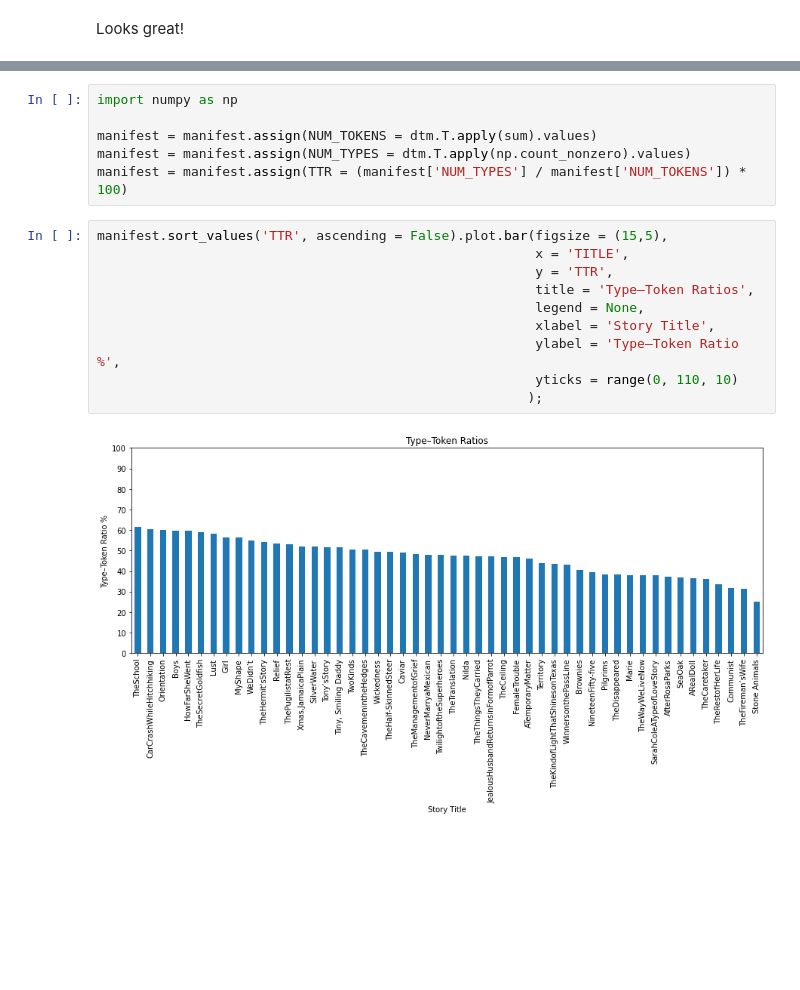
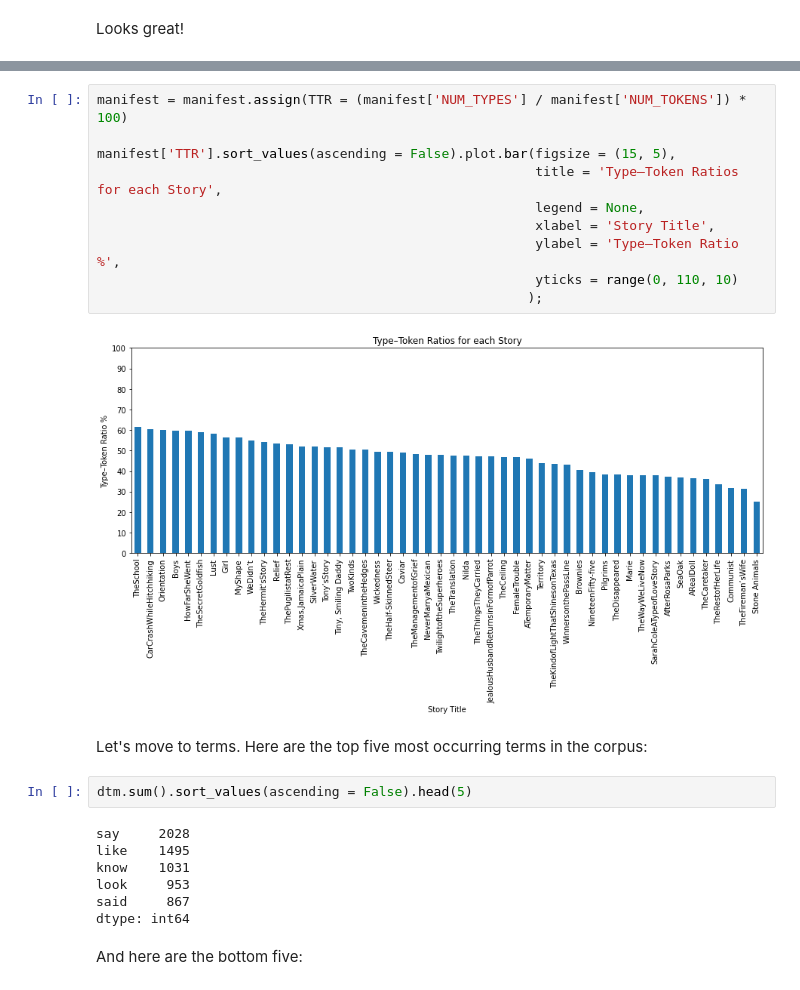
Before and after one commit to ucdavisdatalab/workshop_getting_started_with_textual_data, a Jupyter notebook: _sources/04_corpus-analytics.ipynb, the cells around one changed output, grey strips where cells are left out. Saved outputs shown, nothing was run; the diff lists cells and outputs as text; blank space fills up the shorter version.

```diff
--- a/_sources/04_corpus-analytics.ipynb
+++ b/_sources/04_corpus-analytics.ipynb
@@ -255,18 +363,25 @@ Term Metrics
 # %%
-import numpy as np
+manifest = manifest.assign(TTR = (manifest['NUM_TYPES'] / manifest['NUM_TOKENS']) * 100)
 
-manifest = manifest.assign(NUM_TOKENS = dtm.T.apply(sum).values)
-manifest = manifest.assign(NUM_TYPES = dtm.T.apply(np.count_nonzero).values)
-manifest = manifest.assign(TTR = (manifest['NUM_TYPES'] / manifest['NUM_TOKENS']) * 100)
+manifest['TTR'].sort_values(ascending = False).plot.bar(figsize = (15, 5),
+                                                        title = 'Type–Token Ratios for each Story',
+                                                        legend = None,
+                                                        xlabel = 'Story Title',
+                                                        ylabel = 'Type–Token Ratio %',
+                                                        yticks = range(0, 110, 10)
+                                                       );
+# %% [output]
+[figure, added]
-# %%
-manifest.sort_values('TTR', ascending = False).plot.bar(figsize = (15,5),
-                                                        x = 'TITLE',
-                                                        y = 'TTR',
-                                                        title = 'Type–Token Ratios',
-                                                        legend = None,
-                                                        xlabel = 'Story Title',
-                                                        ylabel = 'Type–Token Ratio %',
-                                                        yticks = range(0, 110, 10)
-                                                       );
-# %% [output]
-[figure, removed]
+# %% [markdown]
+Let's move to terms. Here are the top five most occurring terms in the corpus:
+# %%
+dtm.sum().sort_values(ascending = False).head(5)
+# %% [output]
+say     2028
+like    1495
+know    1031
+look     953
+said     867
+dtype: int64
+# %% [markdown]
+And here are the bottom five:
```
Also changed, not shown: parts of 37 cells of this notebook, 12 other files.
